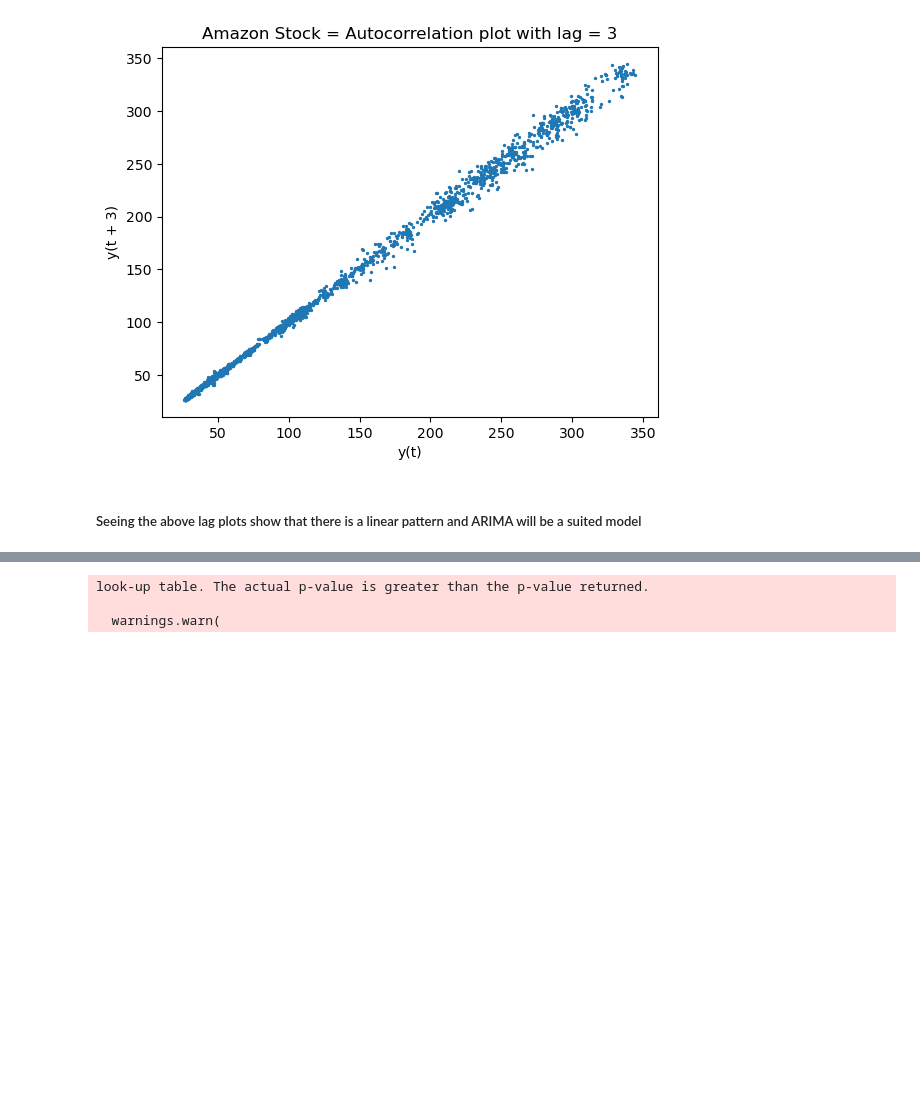
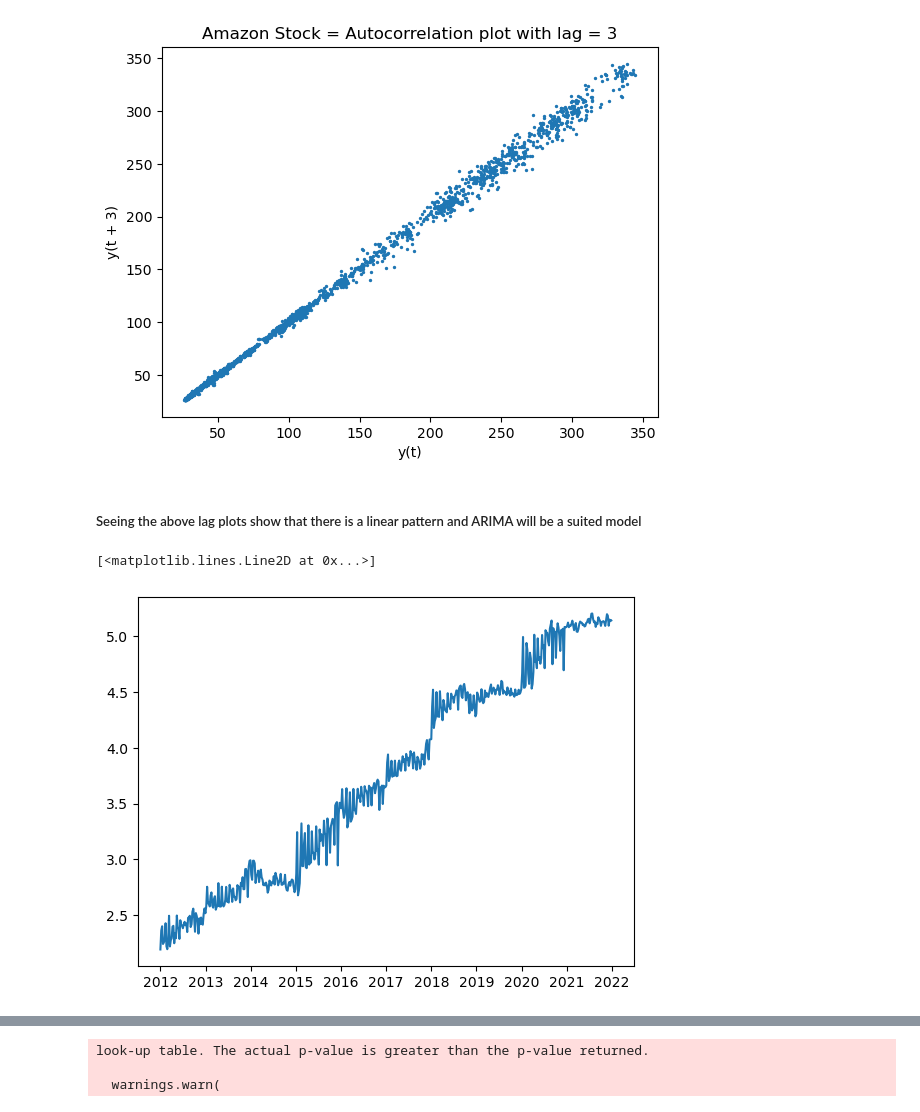
Before and after one commit to eahn01/Stock-Market-Analysis-ahn-liu-econ323, a Jupyter notebook: analysis.ipynb, the cells around one changed output, grey strips where cells are left out. Saved outputs shown, nothing was run; the diff lists cells and outputs as text; code cells hidden in the pictures; blank space fills up the shorter version.

```diff
--- a/analysis.ipynb
+++ b/analysis.ipynb
@@ -443,19 +447,23 @@ plt.show()
 ##### Seeing the above lag plots show that there  is a linear pattern and ARIMA will be a suited model
 # %%
 # split train test
-amzn_train, amzn_test = amzn[0:int(len(amzn)*0.7)], amzn[int(len(amzn)*0.7):]
+amzn1 = pd.read_csv('data/AMZN.csv',index_col=0,parse_dates=[0]).iloc[3684:]
+aapl1 = pd.read_csv('data/AAPL.csv',index_col=0,parse_dates=[0]).iloc[7836:]
+msft1 = pd.read_csv('data/MSFT.csv',index_col=0,parse_dates=[0]).iloc[6510:]
+amzn_week = amzn1['Close'].resample('W-MON').mean()
+aapl_week = aapl1['Close'].resample('W-MON').mean()
+msft_week = msft1['Close'].resample('W-MON').mean()
 
-aapl_train, aapl_test = aapl[0:int(len(aapl)*0.7)], aapl[int(len(aapl)*0.7):]
+amzn_train=np.log(amzn_week['2012':'2021'])
+amzn_test=np.log(amzn_week['2021':])
 
-msft_train, msft_test = msft[0:int(len(msft)*0.7)], amzn[int(len(msft)*0.7):]
+aapl_train=np.log(aapl_week['2012':'2021'])
+aapl_test=np.log(aapl_week['2021':])
 
-#assign value close value to train and test
-amzn_train = amzn_train['Close']
-amzn_test = amzn_test['Close']
-
-
-aapl_train = aapl_train['Close']
-aapl_test = aapl_test['Close']
-
-msft_train = msft_train['Close']
-msft_test = msft_test['Close']
+msft_train=np.log(msft_week['2012':'2021'])
+msft_test=np.log(msft_week['2021':])
+# %%
+plt.plot(amzn_train)
+# %% [output]
+[<matplotlib.lines.Line2D at 0x...>]
+[figure, added]
```
Also changed, not shown: parts of 36 cells of this notebook.
